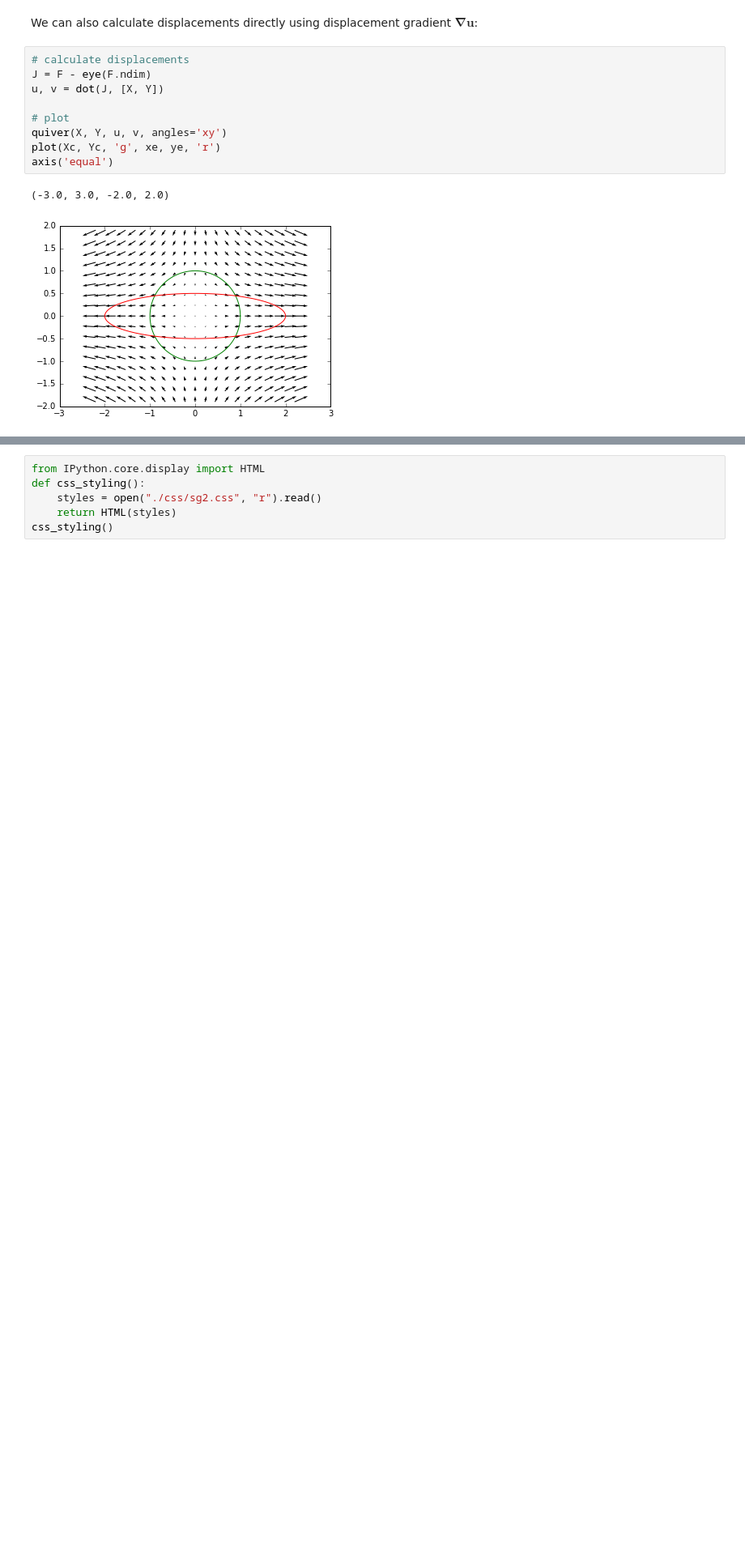
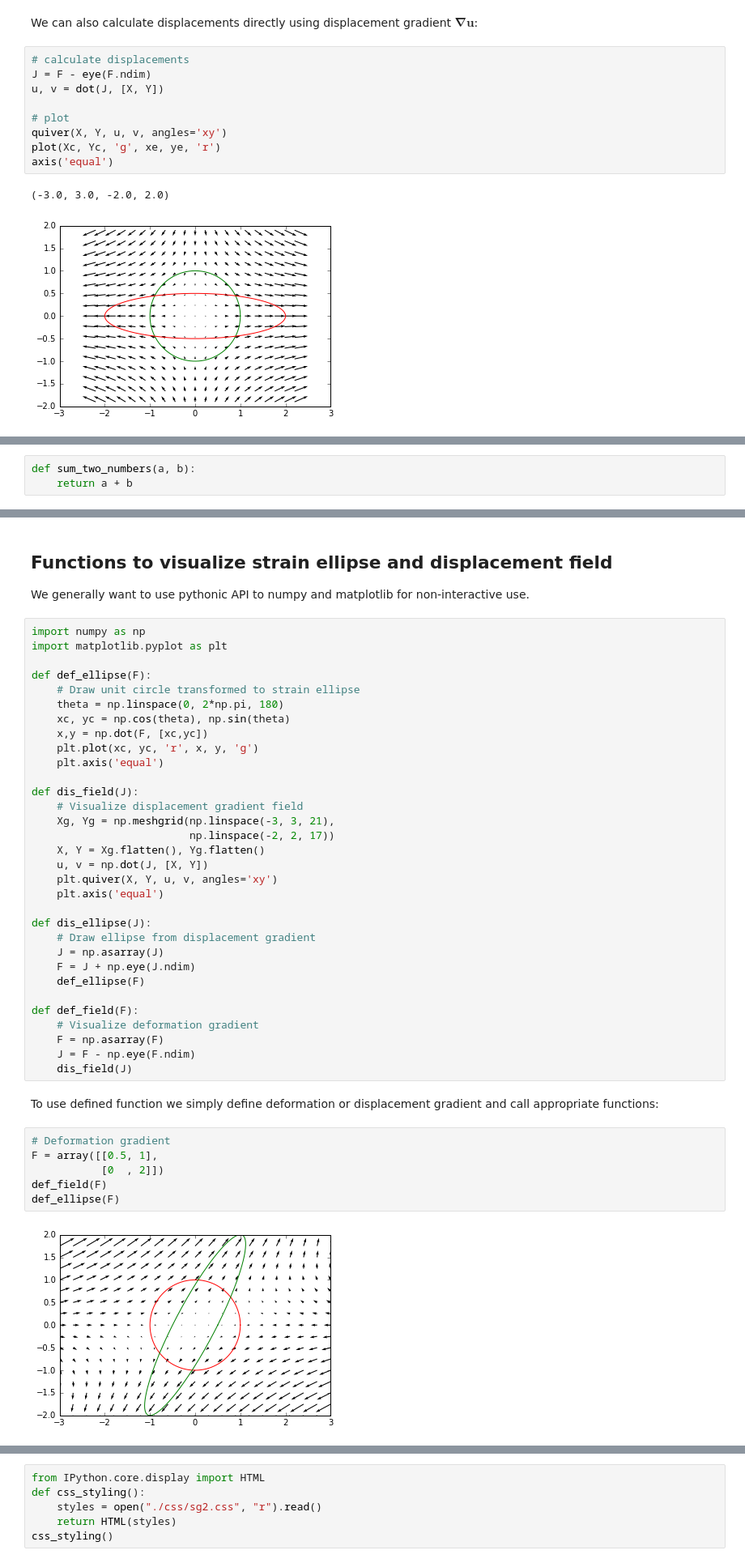
Before and after one commit to ondrolexa/sg2, a Jupyter notebook: 10_Introduction_to_strain_analysis.ipynb, the cells around one changed output, grey strips where cells are left out. Shown at 81% size. Cells and saved outputs as stored; diff of their text form; blank space fills up the shorter version.

```diff
--- a/10_Introduction_to_strain_analysis.ipynb
+++ b/10_Introduction_to_strain_analysis.ipynb
@@ -97,0 +125,3 @@ axis('equal')
+# %%
+def sum_two_numbers(a, b):
+    return a + b
@@ -97,0 +145,45 @@ axis('equal')
+# %% [markdown]
+## Functions to visualize strain ellipse and displacement field
+We generally want to use pythonic API to numpy and matplotlib for non-interactive use.
+# %%
+import numpy as np
+import matplotlib.pyplot as plt
+
+def def_ellipse(F):
+    # Draw unit circle transformed to strain ellipse
+    theta = np.linspace(0, 2*np.pi, 180)
+    xc, yc = np.cos(theta), np.sin(theta)
+    x,y = np.dot(F, [xc,yc])
+    plt.plot(xc, yc, 'r', x, y, 'g')
+    plt.axis('equal')
+
+def dis_field(J):
+    # Visualize displacement gradient field
+    Xg, Yg = np.meshgrid(np.linspace(-3, 3, 21),
+                         np.linspace(-2, 2, 17))
+    X, Y = Xg.flatten(), Yg.flatten()
+    u, v = np.dot(J, [X, Y])
+    plt.quiver(X, Y, u, v, angles='xy')
+    plt.axis('equal')
+
+def dis_ellipse(J):
+    # Draw ellipse from displacement gradient
+    J = np.asarray(J)
+    F = J + np.eye(J.ndim)
+    def_ellipse(F)
+
+def def_field(F):
+    # Visualize deformation gradient
+    F = np.asarray(F)
+    J = F - np.eye(F.ndim)
+    dis_field(J)
+# %% [markdown]
+To use defined function we simply define deformation or displacement gradient and call appropriate functions:
+# %%
+# Deformation gradient
+F = array([[0.5, 1],
+           [0  , 2]])
+def_field(F)
+def_ellipse(F)
+# %% [output]
+[figure, added]
```
Also changed, not shown: parts of 9 cells of this notebook, 1 other file.
